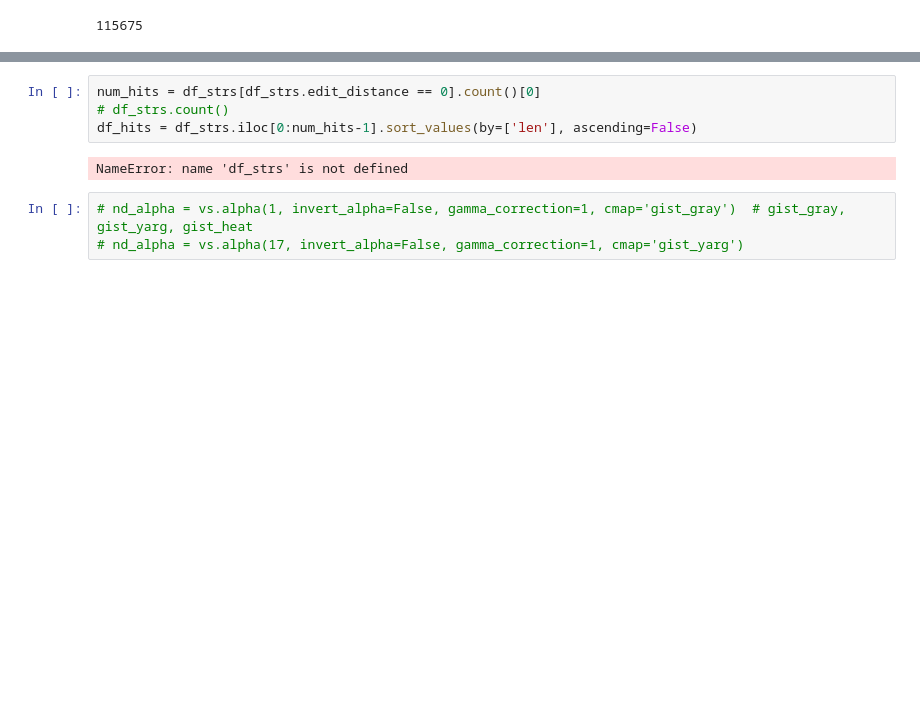
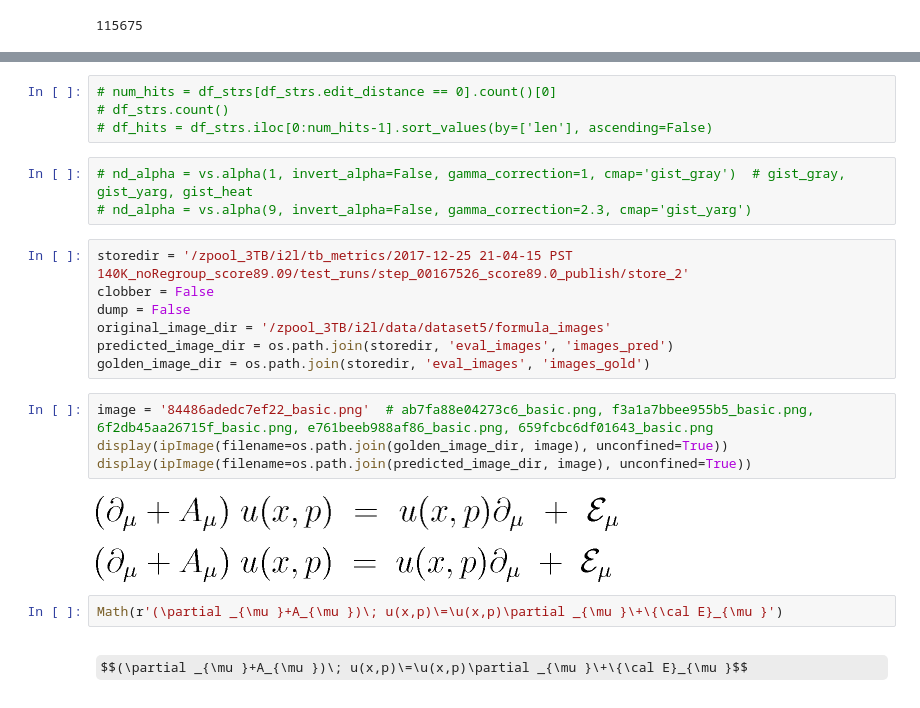
Before and after one commit to untrix/im2latex, a Jupyter notebook: src/visualize.ipynb, the cells around one changed output, grey strips where cells are left out. Saved outputs shown, nothing was run; the diff lists cells and outputs as text; some formulas as TeX source; blank space fills up the shorter version.

```diff
--- a/src/visualize.ipynb
+++ b/src/visualize.ipynb
@@ -59,9 +80,25 @@ vd.standardize_step(132200)
 # %%
-num_hits = df_strs[df_strs.edit_distance == 0].count()[0]
+# num_hits = df_strs[df_strs.edit_distance == 0].count()[0]
 # df_strs.count()
-df_hits = df_strs.iloc[0:num_hits-1].sort_values(by=['len'], ascending=False)
+# df_hits = df_strs.iloc[0:num_hits-1].sort_values(by=['len'], ascending=False)
-# %% [output]
-NameError: name 'df_strs' is not defined
 # %%
 # nd_alpha = vs.alpha(1, invert_alpha=False, gamma_correction=1, cmap='gist_gray')  # gist_gray, gist_yarg, gist_heat
-# nd_alpha = vs.alpha(17, invert_alpha=False, gamma_correction=1, cmap='gist_yarg')
+# nd_alpha = vs.alpha(9, invert_alpha=False, gamma_correction=2.3, cmap='gist_yarg')
+# %%
+storedir = '/zpool_3TB/i2l/tb_metrics/2017-12-25 21-04-15 PST 140K_noRegroup_score89.09/test_runs/step_00167526_score89.0_publish/store_2'
+clobber = False
+dump = False
+original_image_dir = '/zpool_3TB/i2l/data/dataset5/formula_images'
+predicted_image_dir = os.path.join(storedir, 'eval_images', 'images_pred')
+golden_image_dir = os.path.join(storedir, 'eval_images', 'images_gold')
+# %%
+image = '84486adedc7ef22_basic.png'  # ab7fa88e04273c6_basic.png, f3a1a7bbee955b5_basic.png, 6f2db45aa26715f_basic.png, e761beeb988af86_basic.png, 659fcbc6df01643_basic.png
+display(ipImage(filename=os.path.join(golden_image_dir, image), unconfined=True))
+display(ipImage(filename=os.path.join(predicted_image_dir, image), unconfined=True))
+# %% [output]
+[figure, added]
+[figure, added]
+# %%
+Math(r'(\partial _{\mu }+A_{\mu })\; u(x,p)\=\u(x,p)\partial _{\mu }\+\{\cal E}_{\mu }')
+# %% [output]
+$$(\partial _{\mu }+A_{\mu })\; u(x,p)\=\u(x,p)\partial _{\mu }\+\{\cal E}_{\mu }$$
```
Also changed, not shown: parts of 14 cells of this notebook, 4 other files.
